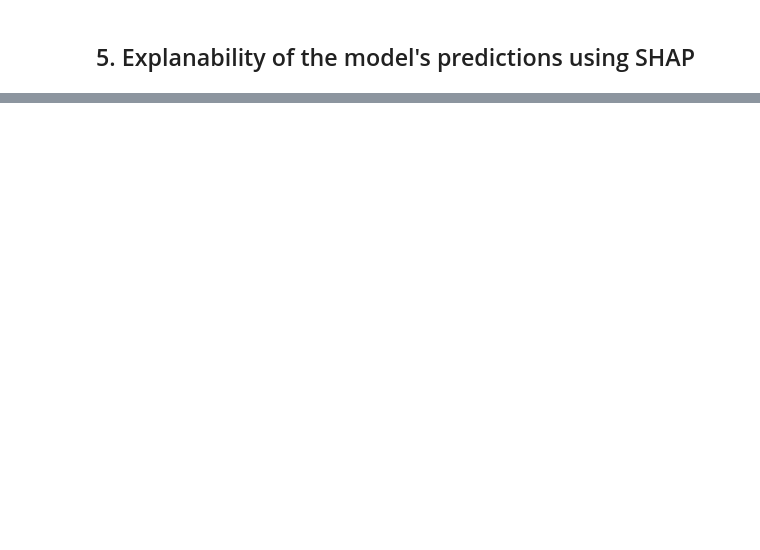
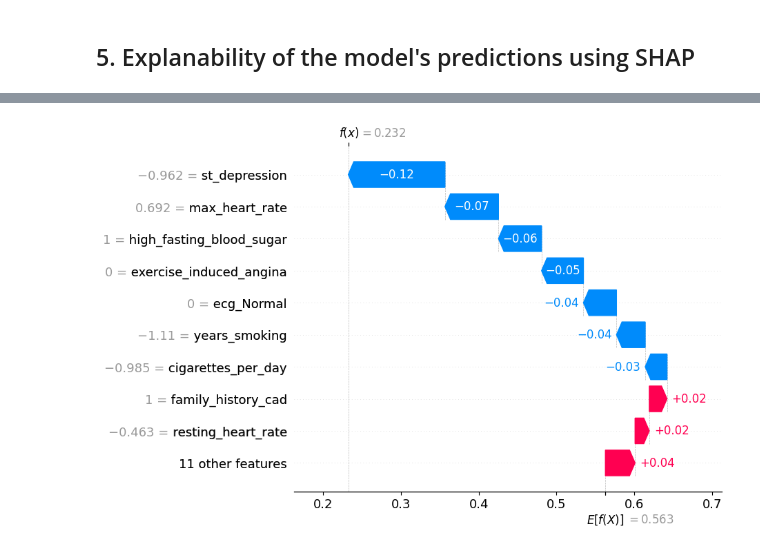
Before and after one commit to KentFre/CDS_CardioVision, a Jupyter notebook: data/04_heart_disease_predictive_analysis.ipynb, the cells around one changed output, grey strips where cells are left out. Saved outputs shown, nothing was run; the diff lists cells and outputs as text; code cells hidden in the pictures; blank space fills up the shorter version.

```diff
--- a/data/04_heart_disease_predictive_analysis.ipynb
+++ b/data/04_heart_disease_predictive_analysis.ipynb
@@ -607,0 +697,3 @@ else:
+# %%
+# Select patient
+patient_number = 4
@@ -607,0 +721,22 @@ else:
+# %%
+# Ensure X_test[i] is a NumPy array (not an EagerTensor)
+x_test_patient = X_test[patient_number].numpy() if isinstance(X_test[patient_number], tf.Tensor) else X_test[patient_number]
+
+# Compute SHAP values for the selected patient (convert to NumPy if needed)
+shap_values_patient = explainer.shap_values(x_test_patient.reshape(1, -1))
+shap_values_patient = np.squeeze(shap_values_patient)  # Remove unnecessary dimensions
+
+# Check if expected_value is an EagerTensor, convert to NumPy if needed
+expected_value = explainer.expected_value[1] if isinstance(explainer.expected_value, np.ndarray) else explainer.expected_value
+if isinstance(expected_value, tf.Tensor):
+    expected_value = expected_value.numpy()
+
+# Use the waterfall plot
+shap.waterfall_plot(shap.Explanation(
+    values=shap_values_patient,           # SHAP values
+    base_values=expected_value,           # Model's expected value
+    data=x_test_patient,                  # Feature values for the patient
+    feature_names=feature_names           # Feature names
+))
+# %% [output]
+[figure, added]
```
Also changed, not shown: parts of 17 cells of this notebook, 6 other files.
